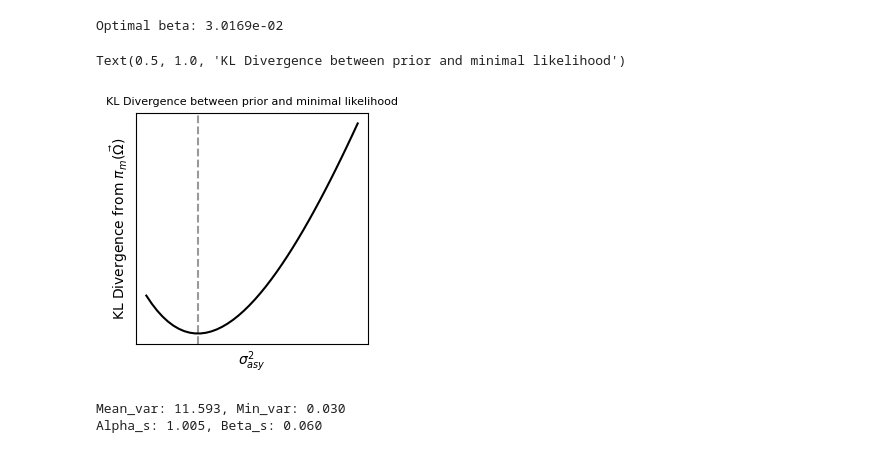
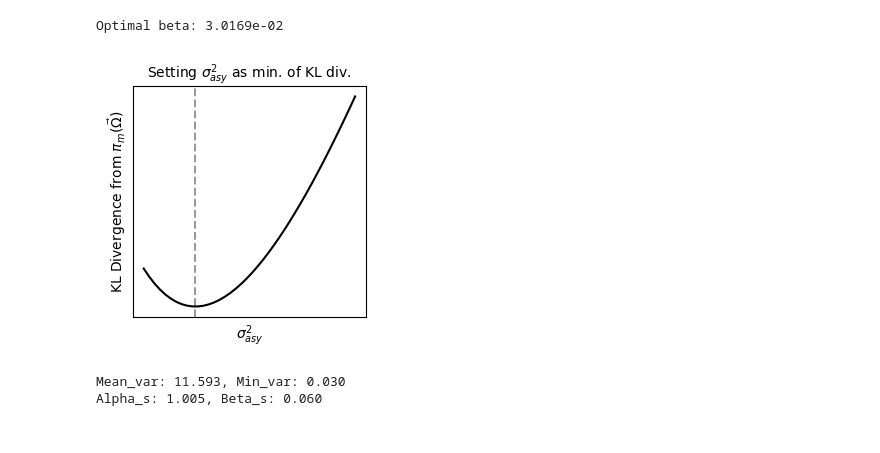
Before and after one commit to HaiSiong-Tan/E-PINN, a Jupyter notebook: EPINN_case_studies/EPINN_FisherKPP.ipynb, the cells around one changed output. Drawn from its saved outputs; the diff is of its cells as text; code cells hidden in the pictures.

```diff
--- a/EPINN_case_studies/EPINN_FisherKPP.ipynb
+++ b/EPINN_case_studies/EPINN_FisherKPP.ipynb
@@ -677,24 +659,23 @@ Optimal beta: 3.0169e-02
 # %%
 #Plotting a graph to make sure that the optimization results make sense, i.e. 'min_var' lies at the minimum point.
 
 variance_vec = np.linspace(0.027,0.04,40)
 kl_list = []
 for var in variance_vec:
-  kl_list.append(l_kl_divergence_f(var, resi_sum_array, l_r_prior, l_D_prior))
+  kl_list.append(kl_divergence_f(var, resi_sum_array, l_r_prior, l_D_prior, np.finfo(float).tiny))
 
 plt.figure(figsize=(3,3))
 ax = plt.gca()
 plt.plot(variance_vec, kl_list, 'k')
 plt.axvline(min_var, color='k', linestyle='--', alpha = 0.4)
 plt.xlabel(r"$\sigma^2_{asy}$")
 ax.set_xticks([])
 ax.set_yticks([])
 plt.ylabel(r"KL Divergence from $\pi_m(\vec{\Omega}$)")
 plt.title(r'Setting $\sigma^2_{asy}$ as min. of KL div.',fontsize = 10)
 plt.show()
 # %% [output]
-Text(0.5, 1.0, 'KL Divergence between prior and minimal likelihood')
-[figure, old version]
+[figure, new version]
 # %%
 # Solving for the prior of sigma_R using mean_var and min_var
 # Obtaining alpha_r, beta_r from solving (14) and (16).
```
Also changed, not shown: parts of 9 cells of this notebook.
